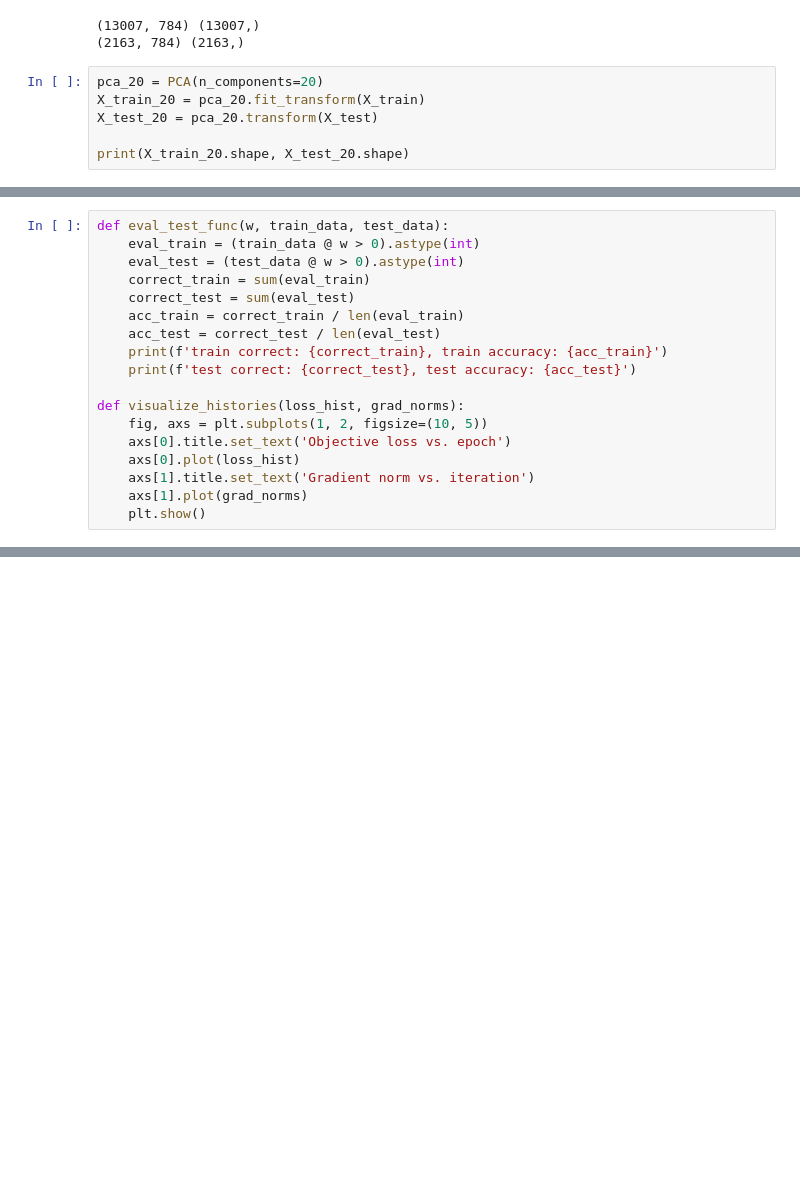
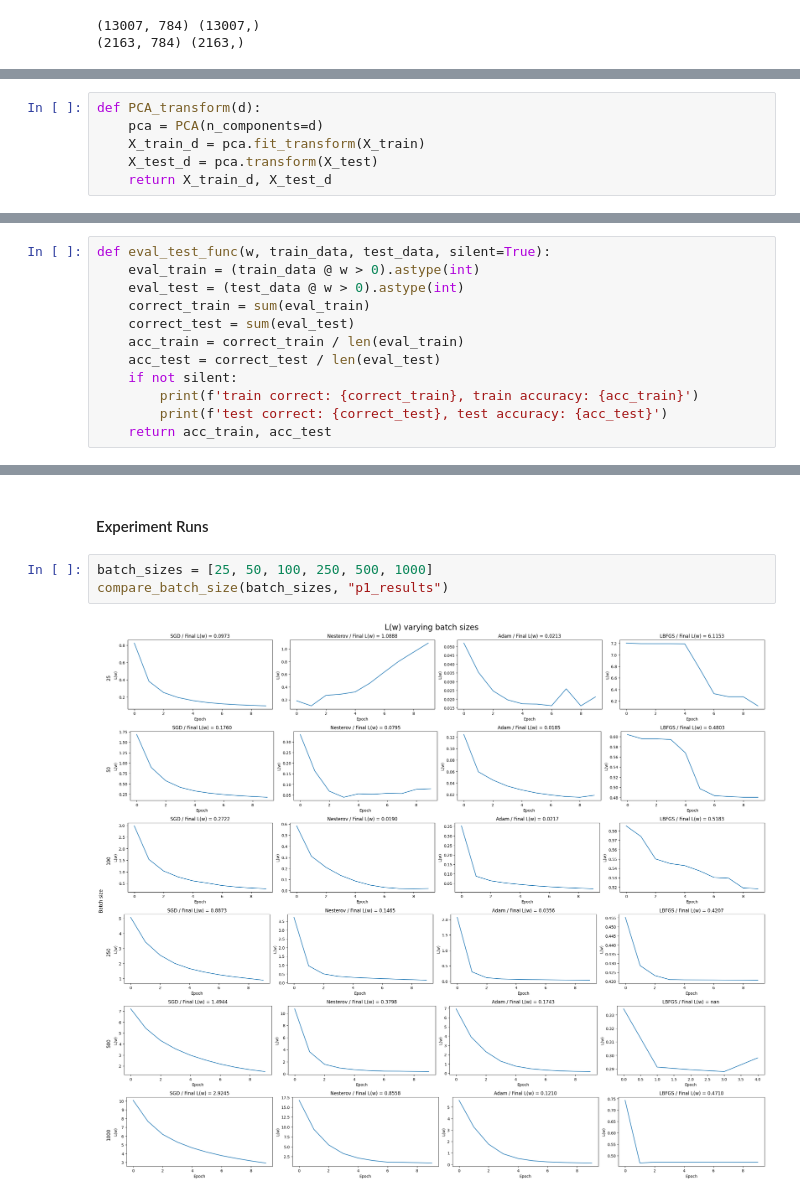
Before and after one commit to qchen0815/AMSC808N-Project-1, a Jupyter notebook: src/problem1.ipynb, the cells around one changed output, grey strips where cells are left out. Drawn from its saved outputs; the diff is of its cells as text; blank space fills up the shorter version.

Commit message:
implemented and ran experiments, saved results

```diff
--- a/src/problem1.ipynb
+++ b/src/problem1.ipynb
@@ -18,9 +21,3 @@ print(X_test.shape, y_test.shape)
 # %% [output]
 (13007, 784) (13007,)
 (2163, 784) (2163,)
-# %%
-pca_20 = PCA(n_components=20)
-X_train_20 = pca_20.fit_transform(X_train)
-X_test_20 = pca_20.transform(X_test)
-
-print(X_train_20.shape, X_test_20.shape)
@@ -28,0 +26,6 @@ print(X_train_20.shape, X_test_20.shape)
+# %%
+def PCA_transform(d):
+    pca = PCA(n_components=d)
+    X_train_d = pca.fit_transform(X_train)
+    X_test_d = pca.transform(X_test)
+    return X_train_d, X_test_d
@@ -54,18 +56,12 @@ def loss_gradient(w, data_batch, lam=1e-3):
 # %%
-def eval_test_func(w, train_data, test_data):
+def eval_test_func(w, train_data, test_data, silent=True):
     eval_train = (train_data @ w > 0).astype(int)
     eval_test = (test_data @ w > 0).astype(int)
     correct_train = sum(eval_train)
     correct_test = sum(eval_test)
     acc_train = correct_train / len(eval_train)
     acc_test = correct_test / len(eval_test)
-    print(f'train correct: {correct_train}, train accuracy: {acc_train}')
-    print(f'test correct: {correct_test}, test accuracy: {acc_test}')
-
-def visualize_histories(loss_hist, grad_norms):
-    fig, axs = plt.subplots(1, 2, figsize=(10, 5))
-    axs[0].title.set_text('Objective loss vs. epoch')
-    axs[0].plot(loss_hist)
-    axs[1].title.set_text('Gradient norm vs. iteration')
-    axs[1].plot(grad_norms)
-    plt.show()
+    if not silent:
+        print(f'train correct: {correct_train}, train accuracy: {acc_train}')
+        print(f'test correct: {correct_test}, test accuracy: {acc_test}')
+    return acc_train, acc_test
@@ -71,0 +402,7 @@ def visualize_histories(loss_hist, grad_norms):
+# %% [markdown]
+#### Experiment Runs
+# %%
+batch_sizes = [25, 50, 100, 250, 500, 1000]
+compare_batch_size(batch_sizes, "p1_results")
+# %% [output]
+[figure, added]
```
Also changed, not shown: parts of 27 cells of this notebook, 18 other files.
